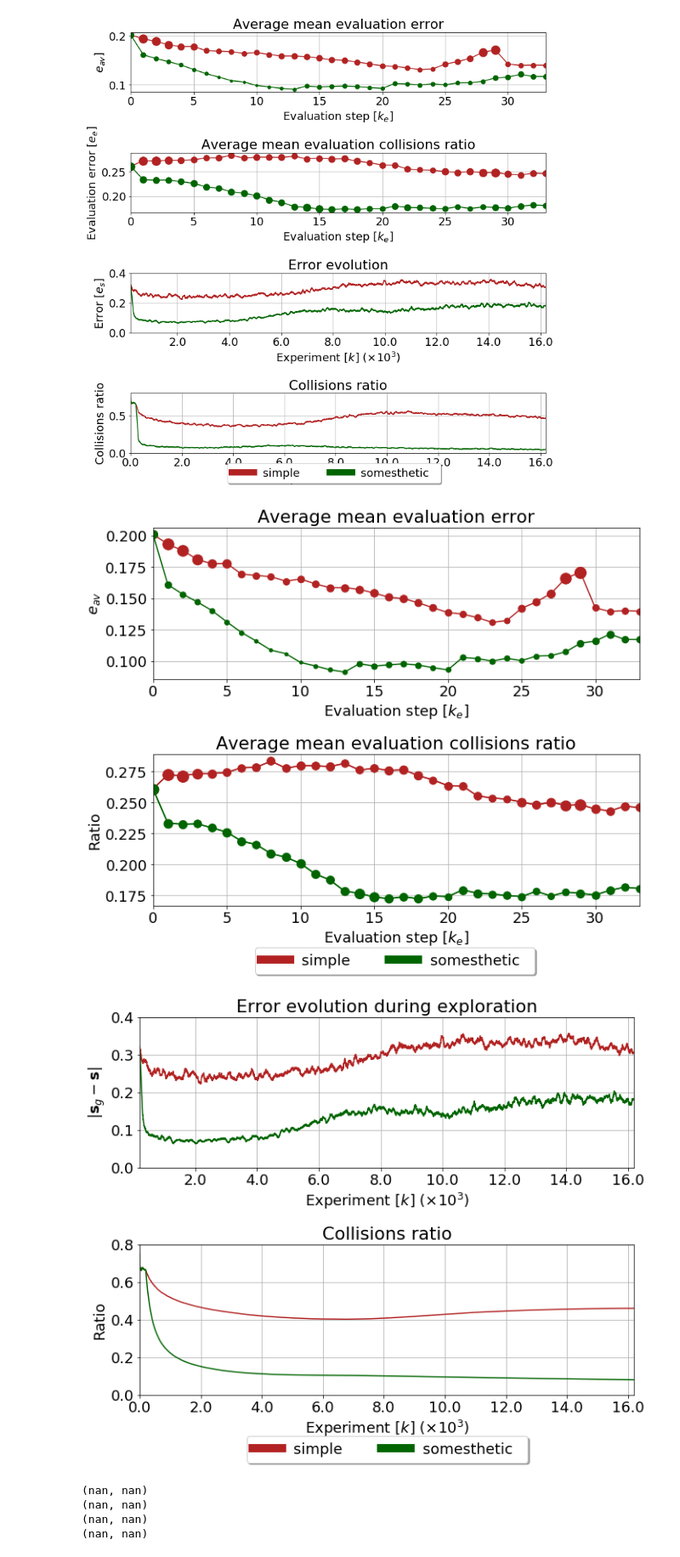
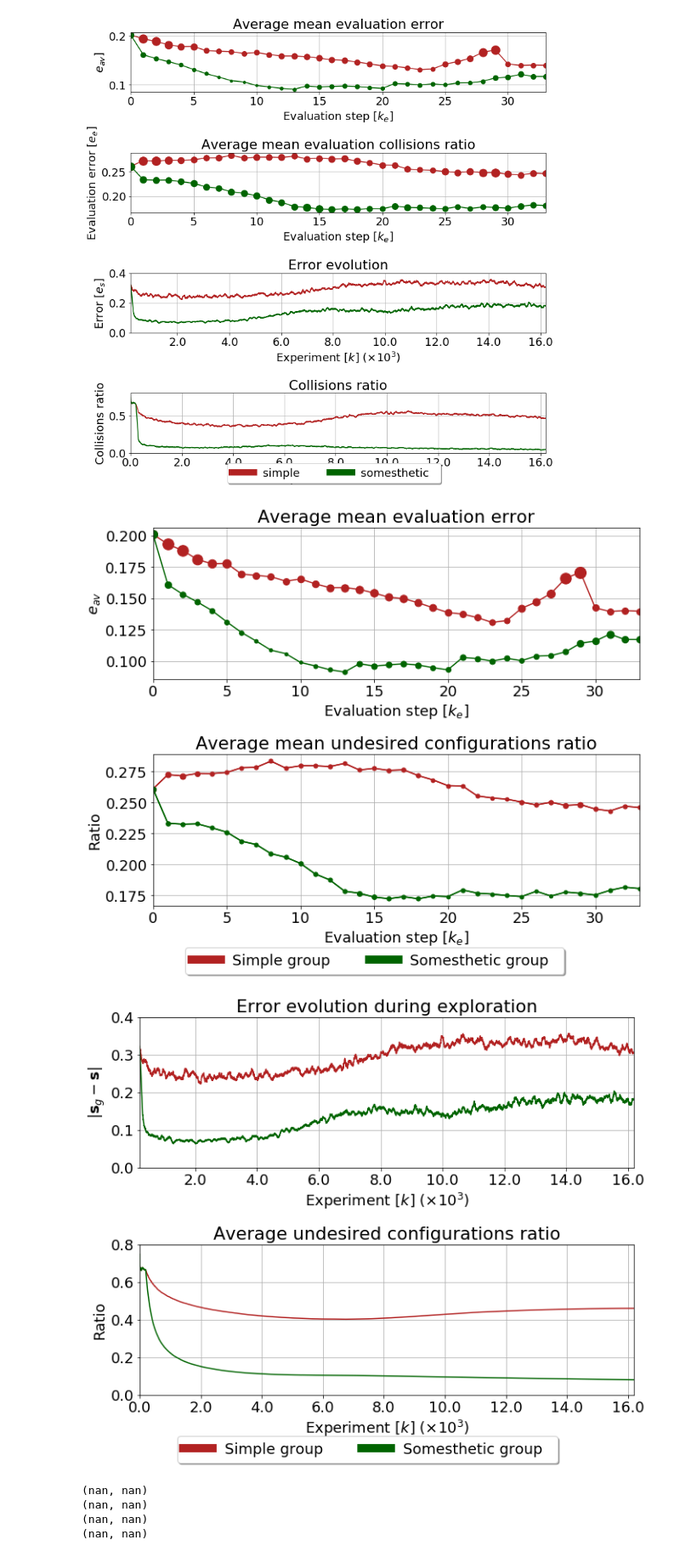
Before and after one commit to yumilceh/artificialbabbling, a Jupyter notebook: exploration/executables/March18/parabola_results_chap5.ipynb, the cells around one changed output. Shown at 85% size. Drawn from its saved outputs; the diff is of its cells as text; code cells hidden in the pictures.

Commit message:
Chap 5 a un paso
Former-commit-id: d62c164f70c1e817e43090c0afb114b22441ee3c

```diff
--- a/exploration/executables/March18/parabola_results_chap5.ipynb
+++ b/exploration/executables/March18/parabola_results_chap5.ipynb
@@ -59,7 +59,7 @@ def get_stat_test(dict_):
 
     return pearsonr(thresh, values)
 # %%
-directory = 'parabola_experiment_thesis_chap_5_with_consevo//'
+directory = 'parabola_experiment_thesis_chap_5_with_consevo/'
 data_files = os.listdir(directory)
 
 n_samples = 16200
@@ -360,6 +361,10 @@ plt.tight_layout()
 fig1.savefig('C:/Users/yumilceh/Dropbox/Aplicaciones/ShareLaTeX/PhD_Thesis/chapters/chapter5/images/parabola_results.eps',\
               format='eps', dpi=1000, bbox_extra_artists=(lgd,), bbox_inches='tight')
 # %%
+groups_to_plot = []
+for group in groups_k:
+    groups_to_plot += [group[0]+'&'+group[1]]
+
 matplotlib.rcParams['figure.figsize'] = (10.0, 8.)
 matplotlib.rcParams.update({'font.size': 18})
 
@@ -380,14 +385,14 @@ ax2[0].set_xlim([0,len(data_plt)-1])
 # ax2[0,0].set_ylim([0.07,0.15])
 
 plt.sca(ax2[1])
-ax2[1].set_title('Average mean evaluation collisions ratio')
+ax2[1].set_title('Average mean undesired configurations ratio')
 for key, color in zip(cons_ev_whole_av.keys(), colors_):
     data_plt = cons_ev_whole_av[key]
     plt.plot(data_plt, linestyle='-', marker='',lw = 1.5, color=color)
 for key, color in zip(cons_ev_whole_av.keys(), colors_):
     data_plt = cons_ev_whole_av[key]
     plt.plot(data_plt, linestyle='-', marker='',lw = 1.5, color=color)
-    ms = [(x/max_std_cons_whole)*13 + 1 for x in std_cons_ev_whole[key]]
+    ms = [(x/max_std_cons_whole)*6 + 1 for x in std_cons_ev_whole[key]]
     std_markers(ax2[1],cons_ev_whole_av[key],'o',ms,color=color)
 
 plt.xlabel('Evaluation step [$k_e$]')
@@ -399,12 +404,13 @@ lds_ = []
 for key, color in zip(error_ev_whole_av.keys(), colors_):
     key = key.replace('_','.')
     key = key.replace('&','  ')
-    key = key.replace('proprio','somesthetic')
+    key = key.replace('proprio','Somesthetic group')
     key = key.replace('autonomous','')
+    key = key.replace('simple','Simple group')
     lds_ += [key]
 
 lgd2 = plt.legend(lds_,\
-           ncol=4,loc='lower right', fontsize=18, bbox_to_anchor=(0.8, -0.5), #bbox_to_anchor=(hor,ver)
+           ncol=4,loc='lower right', fontsize=18, bbox_to_anchor=(0.86, -0.5), #bbox_to_anchor=(hor,ver)
           fancybox=True, shadow=True)
 for legobj in lgd2.legendHandles:
     legobj.set_linewidth(10.0)
@@ -414,7 +420,7 @@ for ax_ in ax2:
 
 plt.tight_layout()
 # %% [output]
-[figure, old version]
+[figure, new version]
 # %%
 fig3, ax3 = plt.subplots(2,1)
 plt.sca(ax3[0])
@@ -431,41 +437,42 @@ ticks = ax3[0].get_xticks()*10**-3
 ax3[0].set_xticklabels(ticks)
 
 plt.sca(ax3[1])
-ax3[1].set_title('Collisions ratio')
+ax3[1].set_title('Average undesired configurations ratio')
 for key, color in zip(error_ev_whole_av.keys(), colors_):
     if key not in groups_to_plot:
         continue
     data_plt = incremental_mean(coll_av_e[key])
     plt.plot(data_plt, linestyle='-', marker='',lw = 1.5,color=color)
 
 plt.xlabel(r'Experiment [$k$] ($\times 10^3$)')
 plt.ylabel('Ratio')
 ax3[1].set_xlim([0,n_samples+1])
 ax3[1].set_ylim([0,0.8])
 ticks = ax3[1].get_xticks()*10**-3
 ax3[1].set_xticklabels(ticks)
 
 
 lds_ = []
 for key, color in zip(error_ev_whole_av.keys(), colors_):
     key = key.replace('_','.')
     key = key.replace('&','  ')
-    key = key.replace('proprio','somesthetic')
+    key = key.replace('proprio','Somesthetic group')
     key = key.replace('autonomous','')
+    key = key.replace('simple','Simple group')
     lds_ += [key]
 
 lgd3 = plt.legend(lds_,\
-           ncol=4,loc='lower right', fontsize=18,bbox_to_anchor=(0.8, -0.5), #bbox_to_anchor=(hor,ver)
+           ncol=4,loc='lower right', fontsize=18,bbox_to_anchor=(0.86, -0.5), #bbox_to_anchor=(hor,ver)
           fancybox=True, shadow=True)
 for legobj in lgd3.legendHandles:
     legobj.set_linewidth(10.0)
 
 for ax_ in ax3:
     ax_.grid(True)
 
 plt.tight_layout()
 # %% [output]
-[figure, old version]
+[figure, new version]
 # %%
 fig2.savefig('C:/Users/yumilceh/Dropbox/Aplicaciones/ShareLaTeX/PhD_Thesis/chapters/chapter5/images/parabola_results_eval.eps',\
               format='eps', dpi=1000, bbox_extra_artists=(lgd2,), bbox_inches='tight')
```
Also changed, not shown: parts of 3 cells of this notebook.
